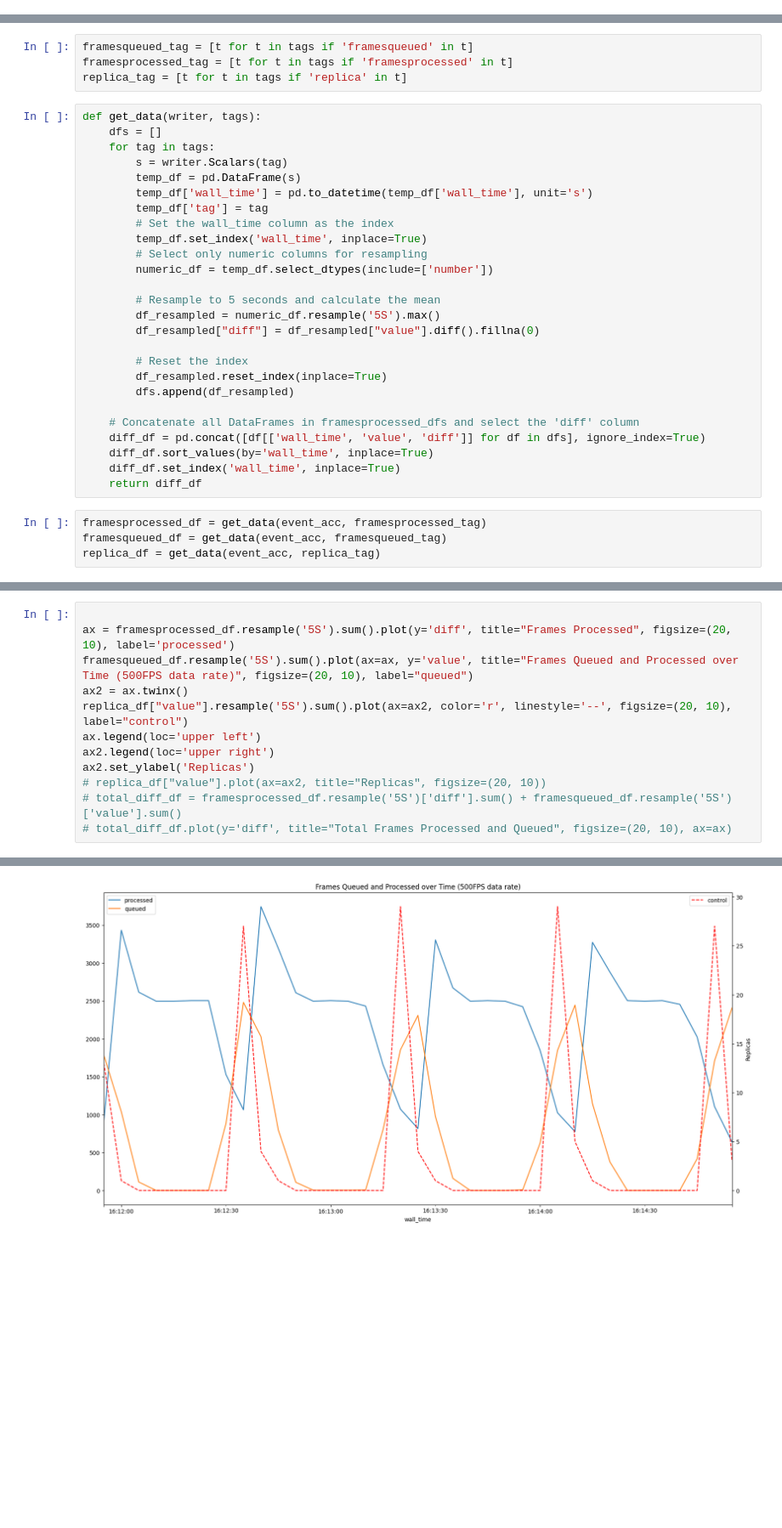
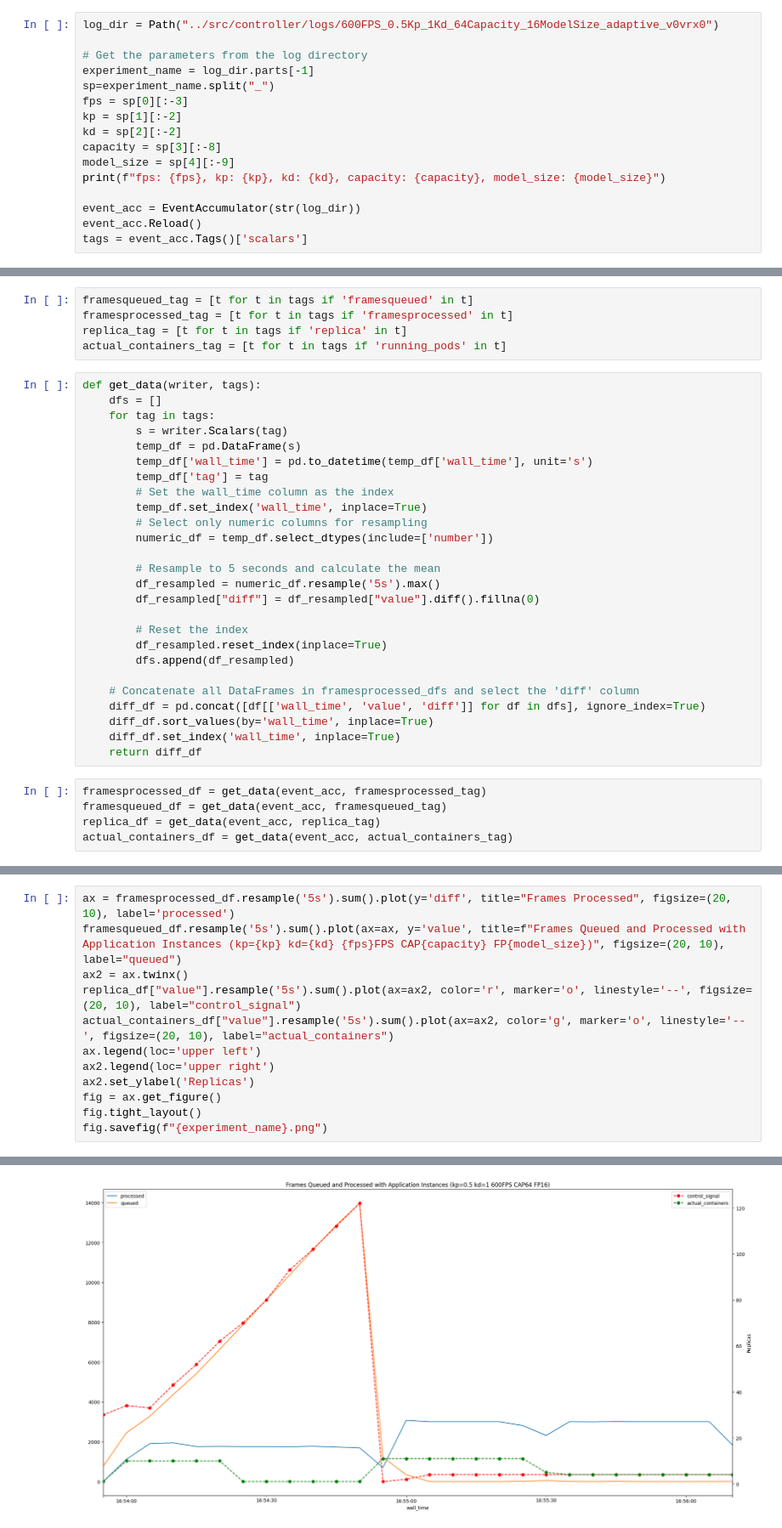
Before and after one commit to perarnau/charon, a Jupyter notebook: python_codes/analysis.ipynb, the cells around one changed output, grey strips where cells are left out. Shown at 85% size. Cells and saved outputs as stored; diff of their text form; blank space fills up the shorter version.

Commit message:
feat[controller]: Added an adaptive Charon controller.

```diff
--- a/python_codes/analysis.ipynb
+++ b/python_codes/analysis.ipynb
@@ -9,0 +6,16 @@ tags = event_acc.Tags()['scalars']
+# %%
+log_dir = Path("../src/controller/logs/600FPS_0.5Kp_1Kd_64Capacity_16ModelSize_adaptive_v0vrx0")
+
+# Get the parameters from the log directory
+experiment_name = log_dir.parts[-1]
+sp=experiment_name.split("_")
+fps = sp[0][:-3]
+kp = sp[1][:-2]
+kd = sp[2][:-2]
+capacity = sp[3][:-8]
+model_size = sp[4][:-9]
+print(f"fps: {fps}, kp: {kp}, kd: {kd}, capacity: {capacity}, model_size: {model_size}")
+
+event_acc = EventAccumulator(str(log_dir))
+event_acc.Reload()
+tags = event_acc.Tags()['scalars']
@@ -11,6 +25,7 @@ tags = event_acc.Tags()['scalars']
 framesqueued_tag = [t for t in tags if 'framesqueued' in t]
 framesprocessed_tag = [t for t in tags if 'framesprocessed' in t]
 replica_tag = [t for t in tags if 'replica' in t]
+actual_containers_tag = [t for t in tags if 'running_pods' in t]
 # %%
 def get_data(writer, tags):
     dfs = []
@@ -25,7 +40,7 @@ def get_data(writer, tags):
         numeric_df = temp_df.select_dtypes(include=['number'])
 
         # Resample to 5 seconds and calculate the mean
-        df_resampled = numeric_df.resample('5S').max()
+        df_resampled = numeric_df.resample('5s').max()
         df_resampled["diff"] = df_resampled["value"].diff().fillna(0)
 
         # Reset the index
@@ -41,6 +56,7 @@ def get_data(writer, tags):
 framesprocessed_df = get_data(event_acc, framesprocessed_tag)
 framesqueued_df = get_data(event_acc, framesqueued_tag)
 replica_df = get_data(event_acc, replica_tag)
+actual_containers_df = get_data(event_acc, actual_containers_tag)
 # %%
 replica_df.head()
 # %% [output]
@@ -54,13 +70,13 @@ replica_df.head()
 # %%
-
-ax = framesprocessed_df.resample('5S').sum().plot(y='diff', title="Frames Processed", figsize=(20, 10), label='processed')
-framesqueued_df.resample('5S').sum().plot(ax=ax, y='value', title="Frames Queued and Processed over Time (500FPS data rate)", figsize=(20, 10), label="queued")
+ax = framesprocessed_df.resample('5s').sum().plot(y='diff', title="Frames Processed", figsize=(20, 10), label='processed')
+framesqueued_df.resample('5s').sum().plot(ax=ax, y='value', title=f"Frames Queued and Processed with Application Instances (kp={kp} kd={kd} {fps}FPS CAP{capacity} FP{model_size})", figsize=(20, 10), label="queued")
 ax2 = ax.twinx()
-replica_df["value"].resample('5S').sum().plot(ax=ax2, color='r', linestyle='--', figsize=(20, 10), label="control")
+replica_df["value"].resample('5s').sum().plot(ax=ax2, color='r', marker='o', linestyle='--', figsize=(20, 10), label="control_signal")
+actual_containers_df["value"].resample('5s').sum().plot(ax=ax2, color='g', marker='o', linestyle='--', figsize=(20, 10), label="actual_containers")
 ax.legend(loc='upper left')
 ax2.legend(loc='upper right')
 ax2.set_ylabel('Replicas')
-# replica_df["value"].plot(ax=ax2, title="Replicas", figsize=(20, 10))
-# total_diff_df = framesprocessed_df.resample('5S')['diff'].sum() + framesqueued_df.resample('5S')['value'].sum()
-# total_diff_df.plot(y='diff', title="Total Frames Processed and Queued", figsize=(20, 10), ax=ax)
+fig = ax.get_figure()
+fig.tight_layout()
+fig.savefig(f"{experiment_name}.png")
 # %% [output]
@@ -68 +83 @@ Text(0, 0.5, 'Replicas')
-[figure, old version]
+[figure, new version]
```
Also changed, not shown: parts of 8 cells of this notebook, 4 other files.
